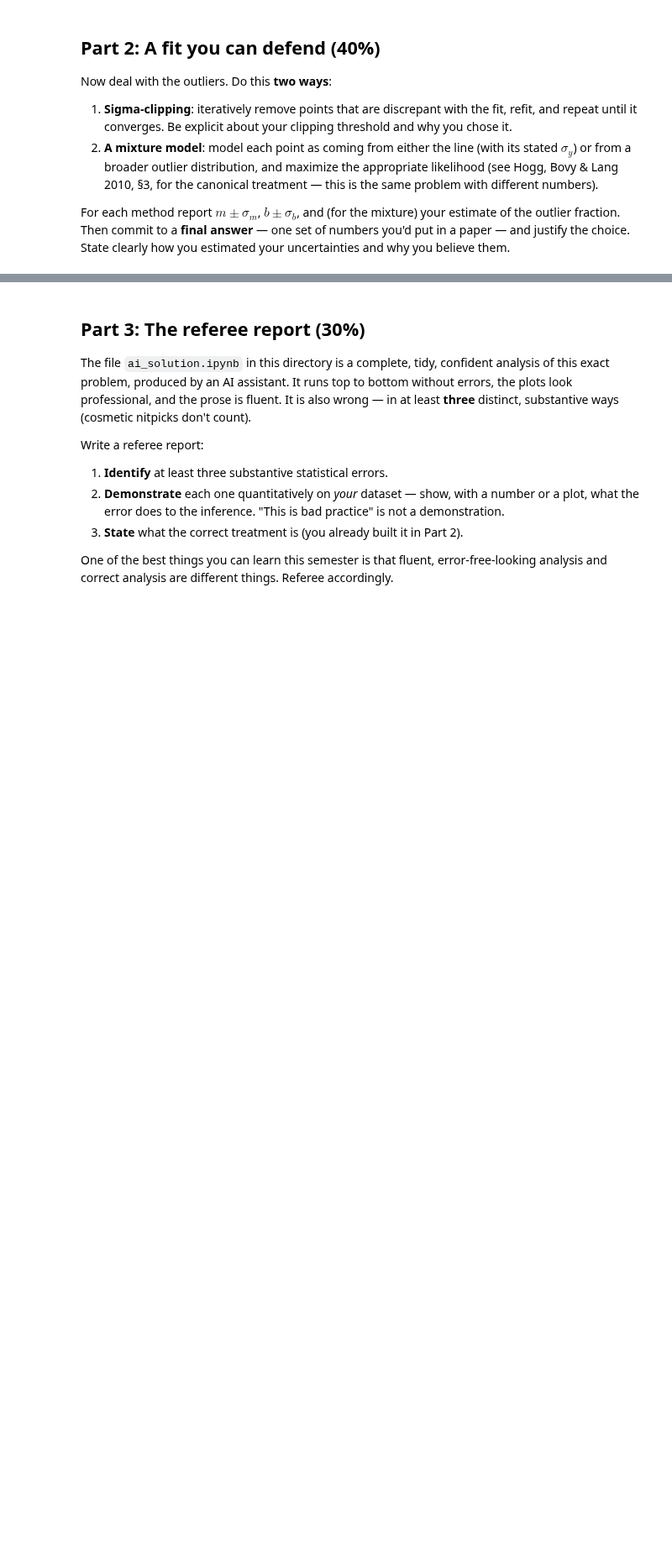
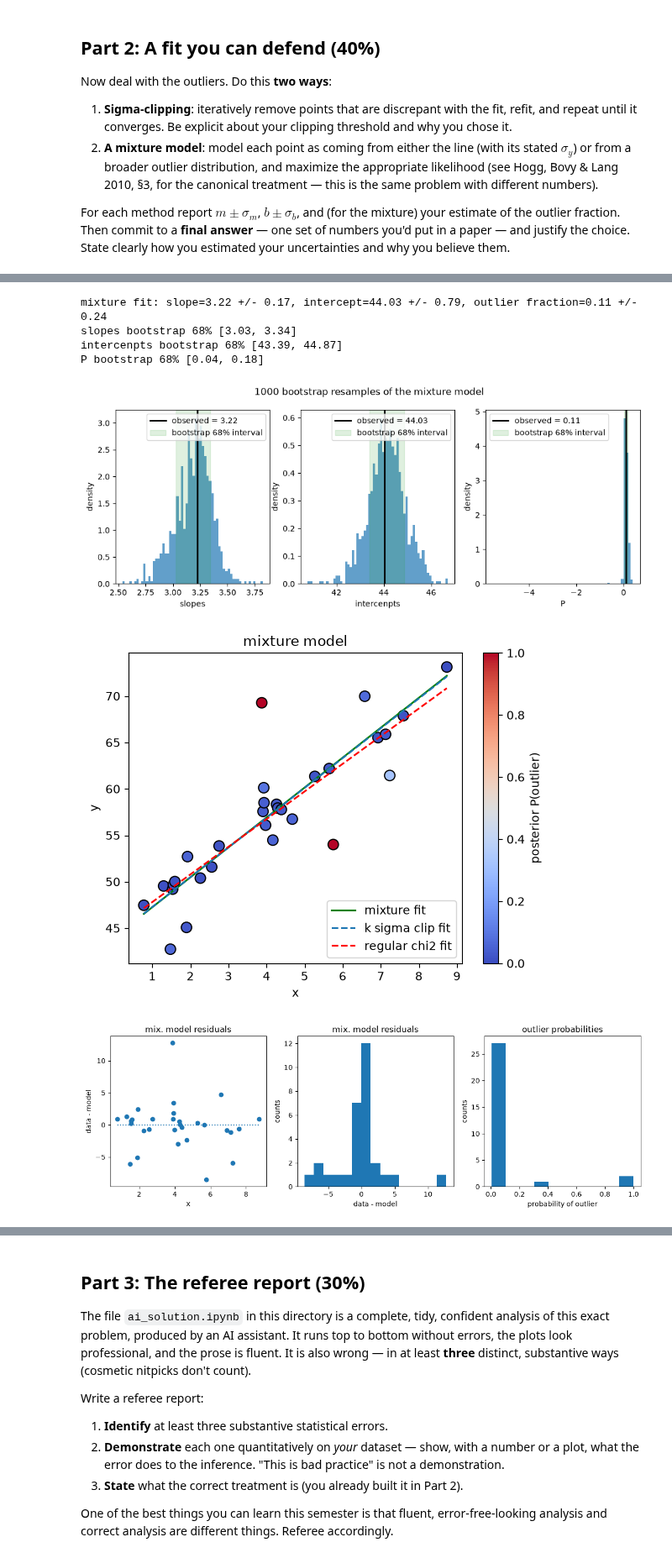
Before and after one commit to AustinMathison/ast457_2026_Fall, a Jupyter notebook: submissions/cmemery2/lab01.ipynb, the cells around one changed output, grey strips where cells are left out. Shown at 84% size. Saved outputs shown, nothing was run; the diff lists cells and outputs as text; code cells hidden in the pictures; blank space fills up the shorter version.

```diff
--- a/submissions/cmemery2/lab01.ipynb
+++ b/submissions/cmemery2/lab01.ipynb
@@ -65 +204,64 @@ uncertainties and why you believe them.
+# %%
+print(
+    f"mixture fit: "
+    f"slope={m_mix:.2f} +/- {sigma_m:.2f}, "
+    f"intercept={b_mix:.2f} +/- {sigma_b:.2f}, "
+    f"outlier fraction={Pb_mix:.2f} +/- {sigma_Pb:.2f}"
+)
+
+
+
+fig, ax = plt.subplots(1, 3, figsize=(12, 4))
+for i, (b, observed, xlabel) in enumerate(zip(
+    [boot_slopes,boot_intercepts,boot_outlier_fraction],
+    [m_mix, b_mix, Pb_mix],
+    ['slopes', 'intercenpts', 'P']
+)):
+    lo, hi = np.percentile(b, [16, 84])
+    print(xlabel+f" bootstrap 68% [{lo:.2f}, {hi:.2f}]")
+    ax[i].hist(b, bins=60, density=True, alpha=0.7)
+    ax[i].axvline(observed, color='k', lw=2, label=f'observed = {observed:.2f}')
+    ax[i].axvspan(lo, hi, color='C2', alpha=0.15, label='bootstrap 68% interval')
+    ax[i].set_xlabel(xlabel); ax[i].set_ylabel('density')
+    ax[i].legend();
+plt.suptitle(f'{n_boot} bootstrap resamples of the mixture model')
+plt.show()
+
+# ------------------------------------------------------------------
+# per-point posterior probability of belonging to the "bad" population
+#this makes essentially what is similar to a  0-1 mask saying whether or not its an outlier
+Vb_mix = np.exp(lnVb_mix)
+model_mix = m_mix * data['x'] + b_mix
+good_l = (1 - Pb_mix) * norm.pdf(data['y'], loc=model_mix, scale=data['sigma_y'])
+bad_l = Pb_mix * norm.pdf(data['y'], loc=Yb_mix, scale=np.sqrt(Vb_mix + data['sigma_y']**2))
+p_bad = bad_l / (good_l + bad_l)
+
+plt.scatter(data['x'], data['y'], c=p_bad,
+            cmap='coolwarm', s=80, edgecolor='k', vmin=0, vmax=1)
+plt.colorbar(label='posterior P(outlier)')
+plt.plot(xx, m_mix * xx + b_mix, 'g-', label='mixture fit')
+plt.plot(xx, np.polyval(p_clip, xx), 'C0--', label='k sigma clip fit')
+plt.plot(xx, np.polyval(p_naive, xx), 'r--', label='regular chi2 fit')
+plt.xlabel('x'); plt.ylabel('y'); plt.title('mixture model'); plt.legend()
+plt.show()
+
+fig, ax = plt.subplots(1, 3, figsize=(14, 4))
+ax[0].scatter(data['x'], data['y'] - (m_mix * data['x'] + b_mix),)
+ax[0].set_xlabel('x'); ax[0].set_ylabel('data - model'); ax[0].set_title('mix. model residuals')
+ax[0].hlines(0, min(data['x']), max(data['x']), ls='dotted')
+ax[1].hist(data['y'] - (m_mix * data['x'] + b_mix), bins=15)
+ax[1].set_ylabel('counts'); ax[1].set_xlabel('data - model')
+ax[1].set_title('mix. model residuals')
+ax[2].hist(p_bad)
+ax[2].set_xlabel('probability of outlier'); ax[2].set_ylabel('counts')
+ax[2].set_title('outlier probabilities')
+plt.show()
+# %% [output]
+mixture fit: slope=3.22 +/- 0.17, intercept=44.03 +/- 0.79, outlier fraction=0.11 +/- 0.24
+slopes bootstrap 68% [3.03, 3.34]
+intercenpts bootstrap 68% [43.39, 44.87]
+P bootstrap 68% [0.04, 0.18]
+[figure, added]
+[figure, added]
+[figure, added]
 # %% [markdown]
```
Also changed, not shown: parts of 13 cells of this notebook.
